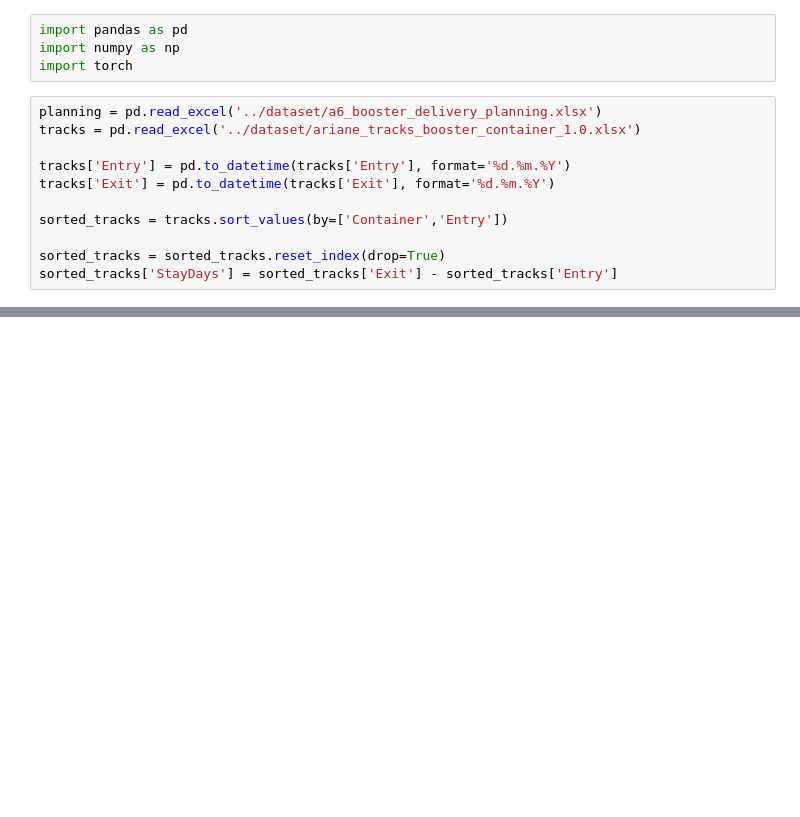
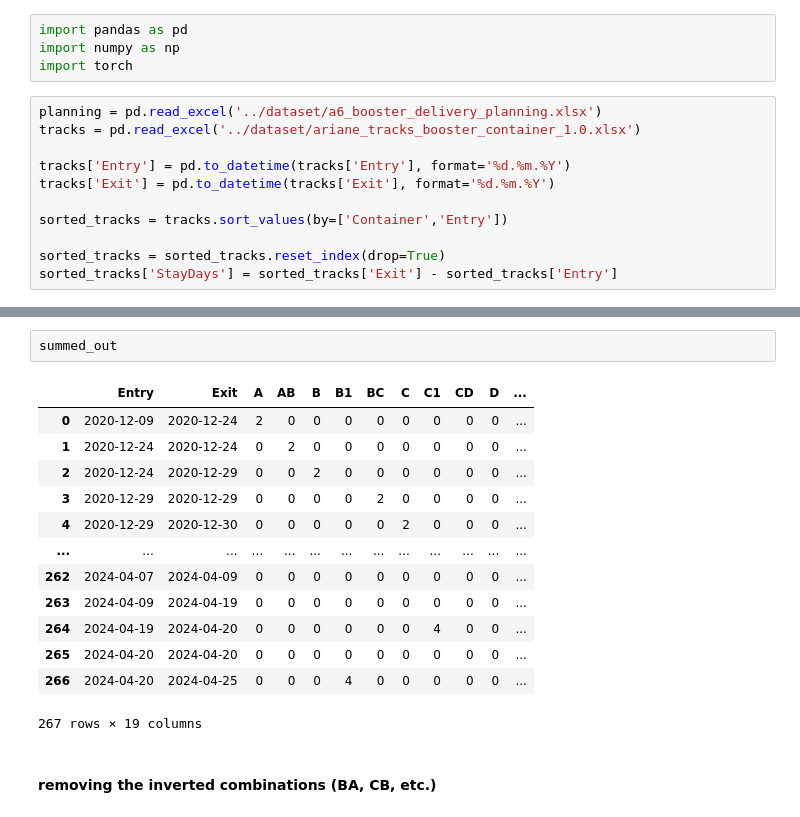
Before and after one commit to ThomasSecco/Hackathon, a Jupyter notebook: notebooks/roman.ipynb, the cells around one changed output, grey strips where cells are left out. Saved outputs shown, nothing was run; the diff lists cells and outputs as text; blank space fills up the shorter version.

```diff
--- a/notebooks/roman.ipynb
+++ b/notebooks/roman.ipynb
@@ -179,0 +268,18 @@ out
+# %%
+summed_out
+# %% [output]
+|  | Entry | Exit | A | AB | B | B1 | BC | C | C1 | CD | D | ... |
+| 0 | 2020-12-09 | 2020-12-24 | 2 | 0 | 0 | 0 | 0 | 0 | 0 | 0 | 0 | ... |
+| 1 | 2020-12-24 | 2020-12-24 | 0 | 2 | 0 | 0 | 0 | 0 | 0 | 0 | 0 | ... |
+| 2 | 2020-12-24 | 2020-12-29 | 0 | 0 | 2 | 0 | 0 | 0 | 0 | 0 | 0 | ... |
+| 3 | 2020-12-29 | 2020-12-29 | 0 | 0 | 0 | 0 | 2 | 0 | 0 | 0 | 0 | ... |
+| 4 | 2020-12-29 | 2020-12-30 | 0 | 0 | 0 | 0 | 0 | 2 | 0 | 0 | 0 | ... |
+| ... | ... | ... | ... | ... | ... | ... | ... | ... | ... | ... | ... | ... |
+| 262 | 2024-04-07 | 2024-04-09 | 0 | 0 | 0 | 0 | 0 | 0 | 0 | 0 | 0 | ... |
+| 263 | 2024-04-09 | 2024-04-19 | 0 | 0 | 0 | 0 | 0 | 0 | 0 | 0 | 0 | ... |
+| 264 | 2024-04-19 | 2024-04-20 | 0 | 0 | 0 | 0 | 0 | 0 | 4 | 0 | 0 | ... |
+| 265 | 2024-04-20 | 2024-04-20 | 0 | 0 | 0 | 0 | 0 | 0 | 0 | 0 | 0 | ... |
+| 266 | 2024-04-20 | 2024-04-25 | 0 | 0 | 0 | 4 | 0 | 0 | 0 | 0 | 0 | ... |
+267 rows × 19 columns
+# %% [markdown]
+#### removing the inverted combinations (BA, CB, etc.)
```
Also changed, not shown: parts of 54 cells of this notebook.
